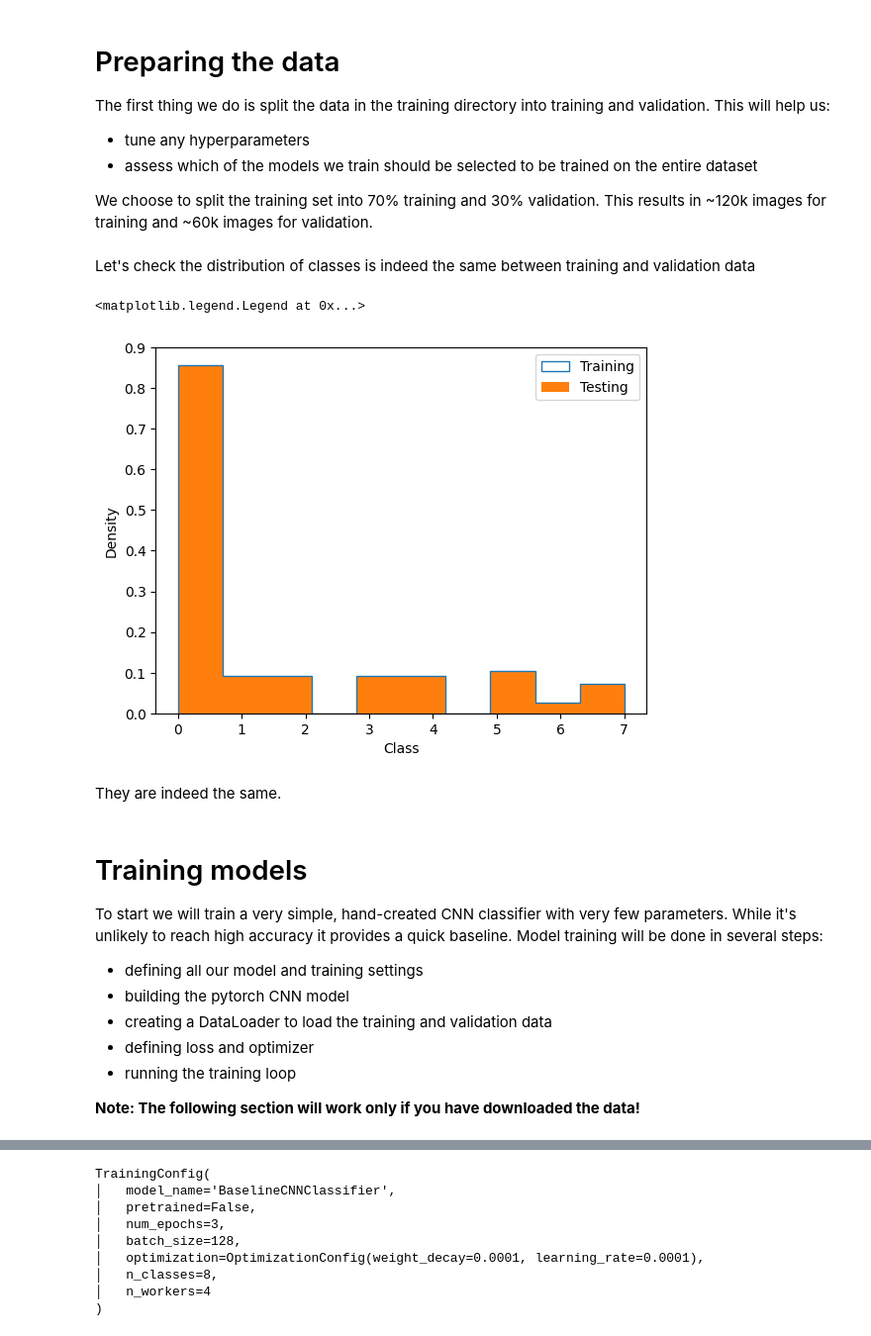
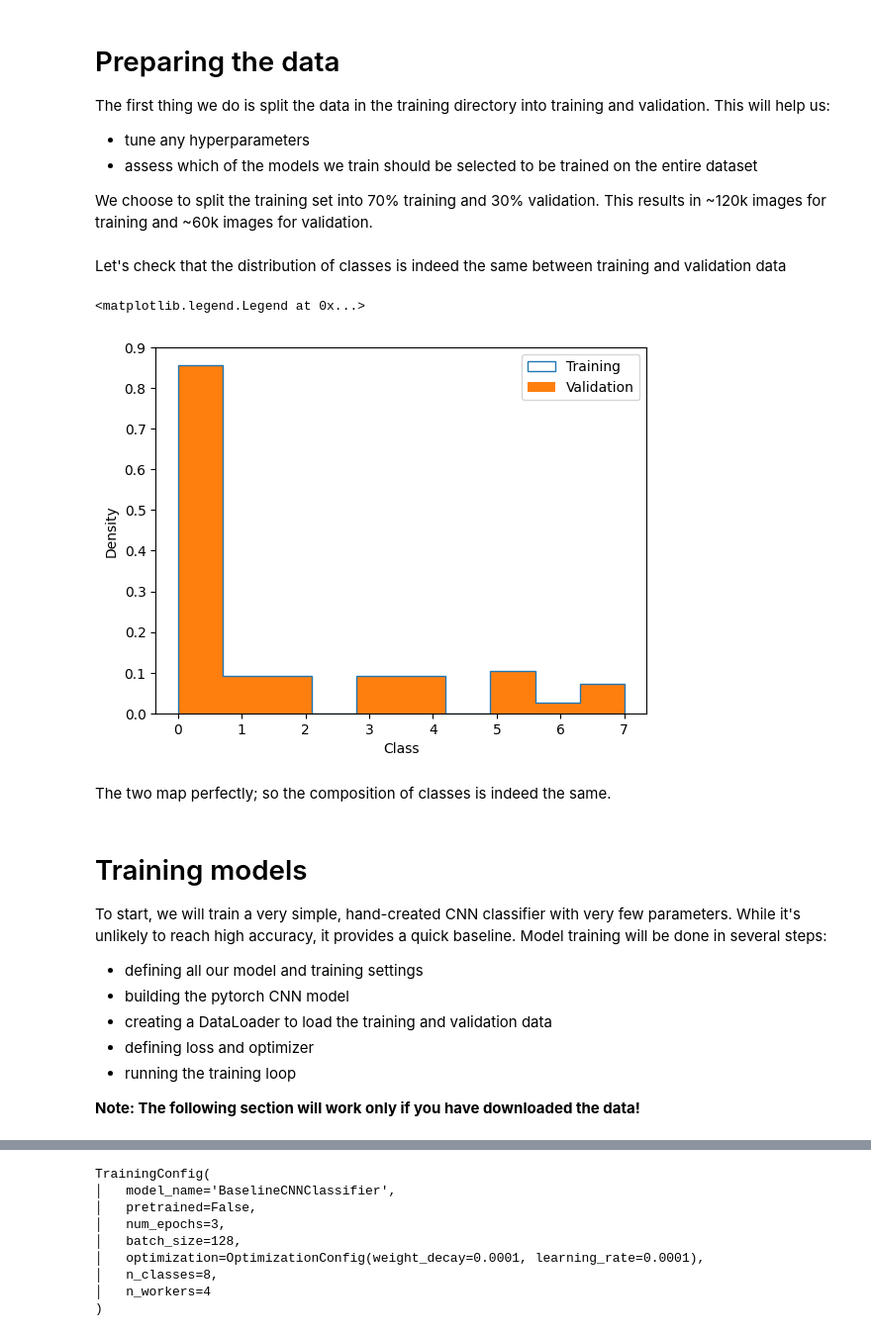
Before and after one commit to SergeiOssokine/wheat_analysis_capstone, a Jupyter notebook: notebook.ipynb, the cells around one changed output, grey strips where cells are left out. Shown at 99% size. Cells and saved outputs as stored; diff of their text form; code cells hidden in the pictures.

```diff
--- a/notebook.ipynb
+++ b/notebook.ipynb
@@ -202,22 +203,22 @@ df_meta_test[["img_path", "label"]].to_json("test_list.json", indent=4)
 df_train_all = pd.concat((df_train, df_val))
 df_train_all.to_json("training_all_list.json", indent=4)
 # %% [markdown]
-Let's check the distribution of classes is indeed the same between training and validation data
+Let's check that the distribution of classes is indeed the same between training and validation data
 # %%
 plt.figure()
 plt.hist(df_train["label"], density=True, histtype="step", label="Training")
-plt.hist(df_val["label"], density=True, label="Testing")
+plt.hist(df_val["label"], density=True, label="Validation")
 plt.xlabel("Class")
 plt.ylabel("Density")
 plt.legend(loc=1)
 # %% [output]
 <matplotlib.legend.Legend at 0x...>
-[figure, old version]
+[figure, new version]
 # %% [markdown]
-They are indeed the same.
+The two map perfectly; so the composition of classes is indeed the same.
 # %% [markdown]
 # Training models
-To start we will train a very simple, hand-created CNN classifier with very few parameters. While it's unlikely to reach high accuracy it provides a quick baseline.
+To start, we will train a very simple, hand-created CNN classifier with very few parameters. While it's unlikely to reach high accuracy, it provides a quick baseline.
 Model training will be done in several steps:
 - defining all our model and training settings
 - building the pytorch CNN model
```
Also changed, not shown: parts of 19 cells of this notebook.
